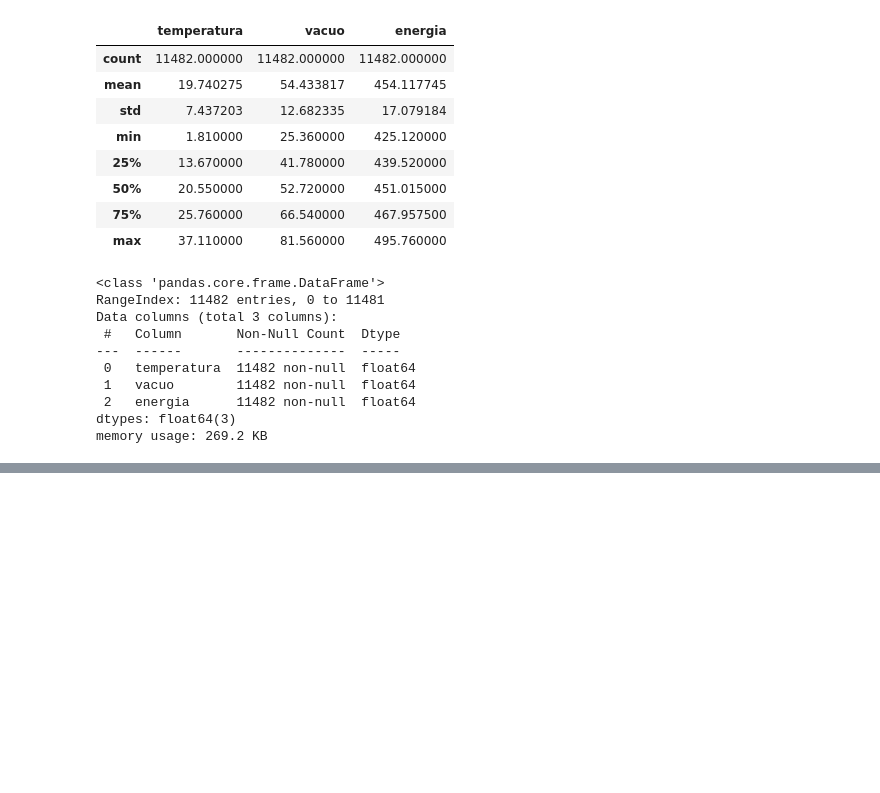
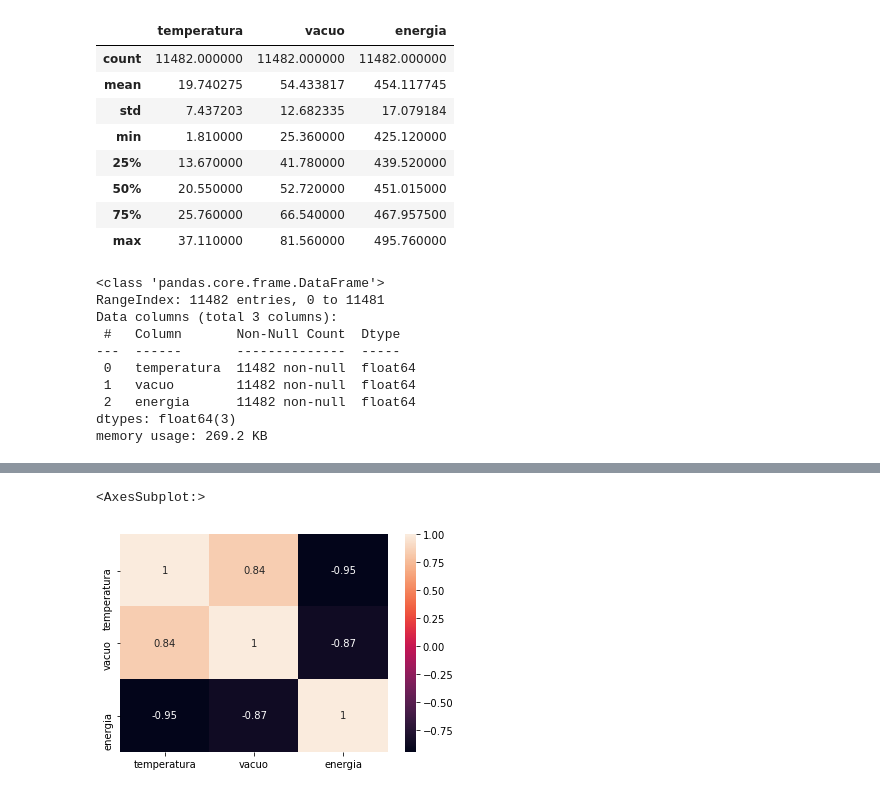
Before and after one commit to thiago9864/mineracao_dados, a Jupyter notebook: trabalho_6/trabalho_6_dupla_20.ipynb, the cells around one changed output, grey strips where cells are left out. Drawn from its saved outputs; the diff is of its cells as text; code cells hidden in the pictures; blank space fills up the shorter version.

```diff
--- a/trabalho_6/trabalho_6_dupla_20.ipynb
+++ b/trabalho_6/trabalho_6_dupla_20.ipynb
@@ -52,0 +66,6 @@ memory usage: 269.2 KB
+# %%
+correlacao = df.corr()
+sns.heatmap(correlacao, annot=True)
+# %% [output]
+<AxesSubplot:>
+[figure, added]
```
Also changed, not shown: parts of 9 cells of this notebook.
